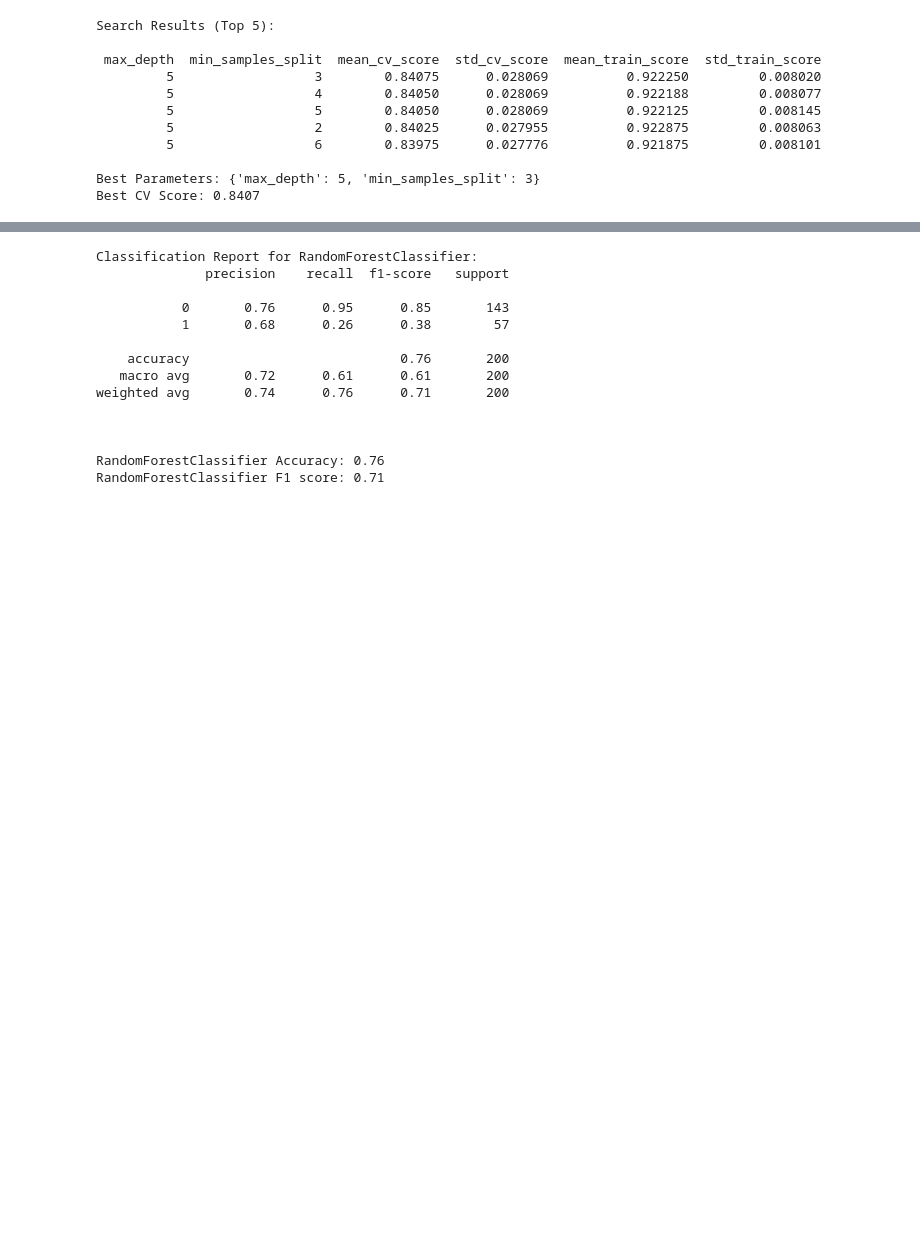
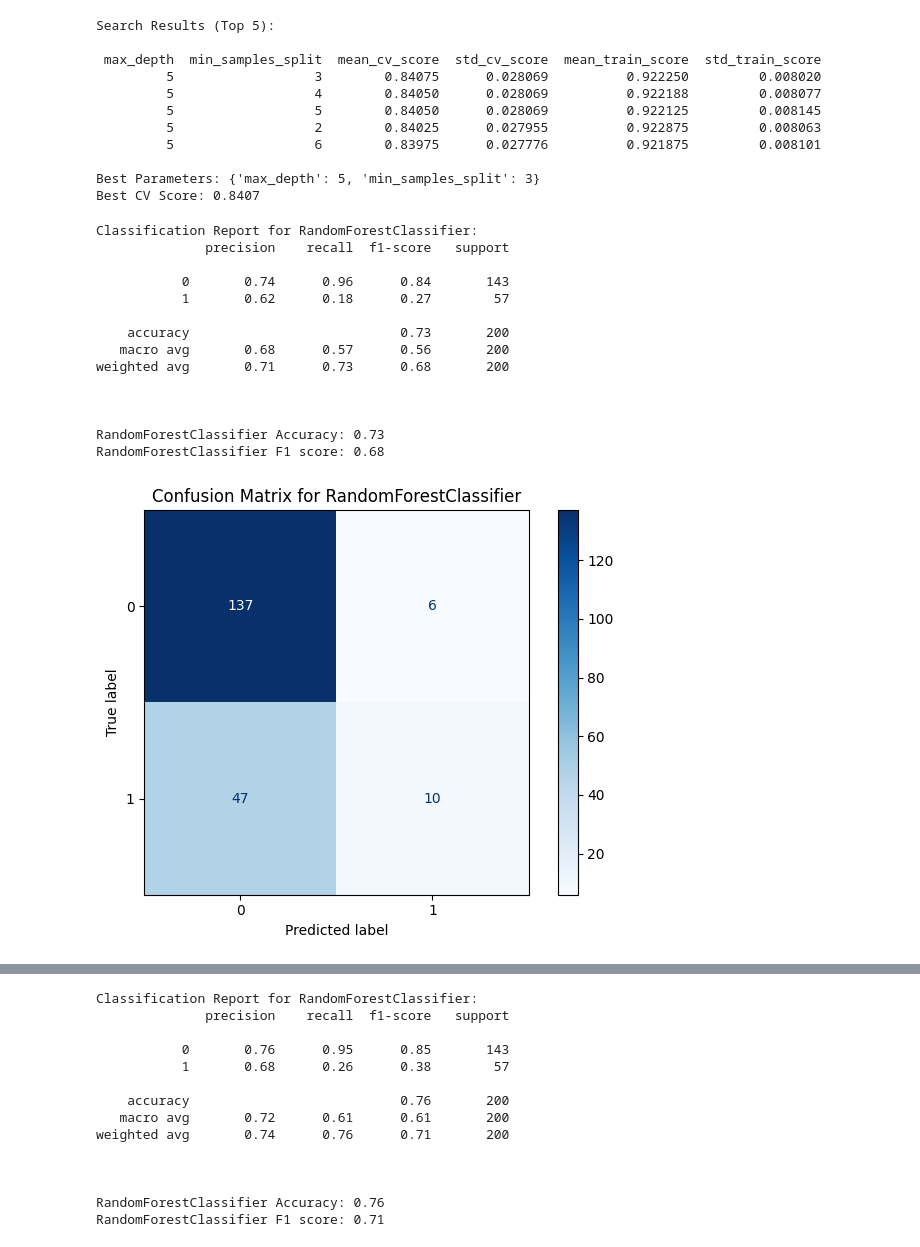
Before and after one commit to jtvon/799S-Data-Science-Capstone, a Jupyter notebook: Week-6-jupyter-notebook.ipynb, the cells around one changed output, grey strips where cells are left out. Saved outputs shown, nothing was run; the diff lists cells and outputs as text; code cells hidden in the pictures; blank space fills up the shorter version.

```diff
--- a/Week-6-jupyter-notebook.ipynb
+++ b/Week-6-jupyter-notebook.ipynb
@@ -41,13 +41,7 @@ def encode_categories(df: pd.DataFrame):
 
     return df_encoded, mappings
 # %%
-def load_and_split_data(
-    file_path: str,
-    target_col: str = None,
-    test_size: float = 0.2,
-    random_state: int = 0,
-    scaling: str = 'norm'
-):
+def load_and_split_data(file_path: str, target_col: str = None, test_size: float = 0.2, random_state: int = 0, scaling: str = 'norm'):
     """
     Loads data, encodes categorical features, splits into train/test, and scales features.
 
@@ -237,3 +243,22 @@ def classifier_model(model_class, X_train, y_train, X_test, y_test, random_state
     plt.title(f'Confusion Matrix for {clf_name}')
     plt.tight_layout()
     plt.show()
+# %%
+# Baseline Random Forest Classifier
+classifier_model(RandomForestClassifier, X_train_ins_reg, y_train_ins_reg, X_test_ins_reg, y_test_ins_reg)
+# %% [output]
+Classification Report for RandomForestClassifier:
+              precision    recall  f1-score   support
+
+           0       0.74      0.96      0.84       143
+           1       0.62      0.18      0.27        57
+
+    accuracy                           0.73       200
+   macro avg       0.68      0.57      0.56       200
+weighted avg       0.71      0.73      0.68       200
+
+
+
+RandomForestClassifier Accuracy: 0.73
+RandomForestClassifier F1 score: 0.68
+[figure, added]
```
Also changed, not shown: parts of 2 cells of this notebook.
